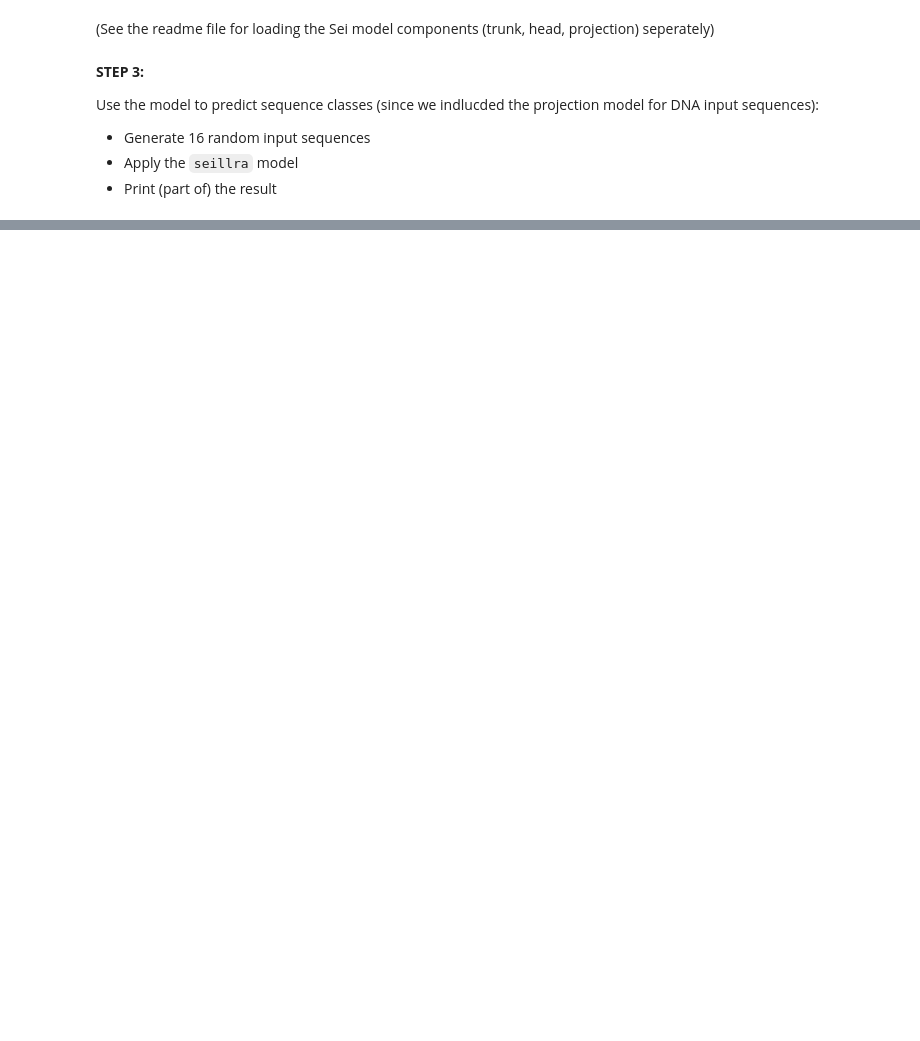
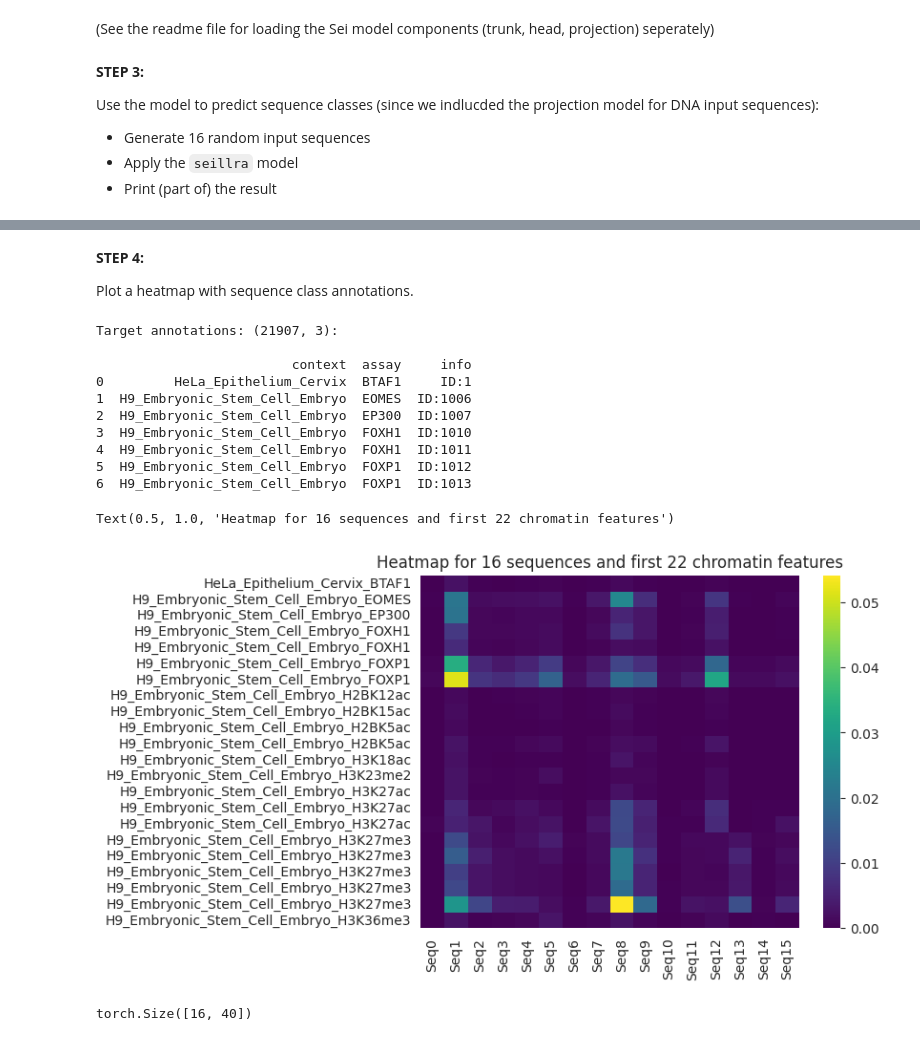
Before and after one commit to kostkalab/seillra, a Jupyter notebook: dist/seillra/doc/basic_usage.ipynb, the cells around one changed output, grey strips where cells are left out. Cells and saved outputs as stored; diff of their text form; code cells hidden in the pictures; blank space fills up the shorter version.

```diff
--- a/dist/seillra/doc/basic_usage.ipynb
+++ b/dist/seillra/doc/basic_usage.ipynb
@@ -80,8 +73,8 @@ x = torch.nn.functional.one_hot(sequences, num_classes=4).permute(0, 2, 1).float
 out = model(x.to("cpu"))
 
 # - typically discard the "unintersting" sequence classes (see the original Sei repository/paper)
-res = out[:, :40]
+res = out[:, :22]
 
-# - what do we have?
+# - Sequence class scores for the first 3 sequences and first 11 classes
 print(res[:3, :11])
 # %% [output]
@@ -170,5 +86,0 @@ print(df.head())
-# %%
-import seillra as sl
-
-rank = 256
-model = sl.Sei_LLRA(k=rank, projection=True, mode="variant", device="cpu")
@@ -240,0 +87,44 @@ print(roc_promoter_ou)
+# %% [markdown]
+**STEP 4:**
+
+Plot a heatmap with sequence class annotations.
+# %%
+import pandas as pd
+
+tgts = pd.DataFrame(model.head.target_annot)
+print(f"Target annotations: {tgts.shape}:\n")
+print(tgts.head(7))
+
+# - make a heatmap of res for the first 55 seqs and 100 chromatin features
+# - use sequences on the y-axis (and label accordingly)
+# - use chromatin features on the x-axis (and label accordingly)
+import seaborn as sns
+import matplotlib.pyplot as plt
+
+sns.set_style("whitegrid")
+sns.heatmap(
+    res.cpu().detach().numpy().T,
+    yticklabels=tgts["context"][:22] + "_" + tgts["assay"][:22],
+    xticklabels=[f"Seq{i}" for i in range(16)],
+    cmap="viridis",
+    vmin=0,
+    vmax=res[:16, :22].max().item(),
+)
+plt.title("Heatmap for 16 sequences and first 22 chromatin features", fontsize=12)
+# %% [output]
+Target annotations: (21907, 3):
+
+                         context  assay     info
+0         HeLa_Epithelium_Cervix  BTAF1     ID:1
+1  H9_Embryonic_Stem_Cell_Embryo  EOMES  ID:1006
+2  H9_Embryonic_Stem_Cell_Embryo  EP300  ID:1007
+3  H9_Embryonic_Stem_Cell_Embryo  FOXH1  ID:1010
+4  H9_Embryonic_Stem_Cell_Embryo  FOXH1  ID:1011
+5  H9_Embryonic_Stem_Cell_Embryo  FOXP1  ID:1012
+6  H9_Embryonic_Stem_Cell_Embryo  FOXP1  ID:1013
+Text(0.5, 1.0, 'Heatmap for 16 sequences and first 22 chromatin features')
+[figure, added]
+# %%
+res.shape
+# %% [output]
+torch.Size([16, 40])
```
Also changed, not shown: parts of 18 cells of this notebook, 6 other files.
